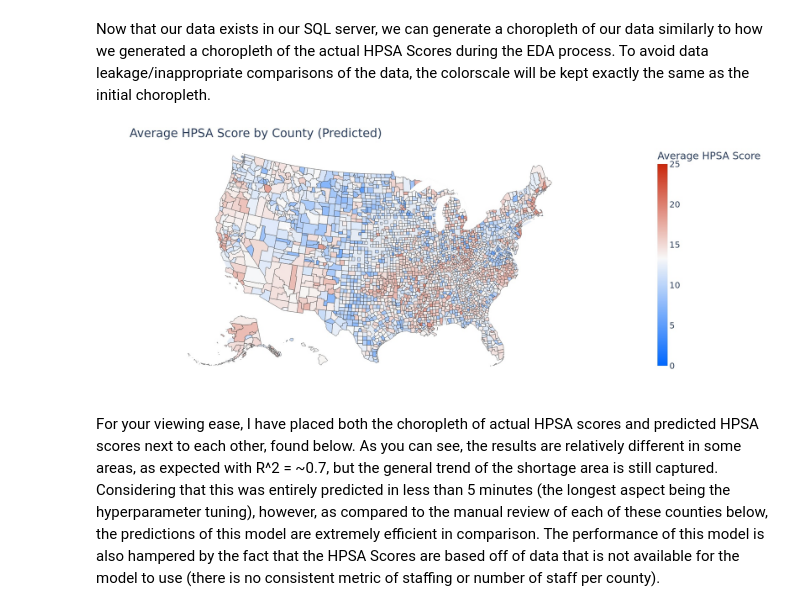
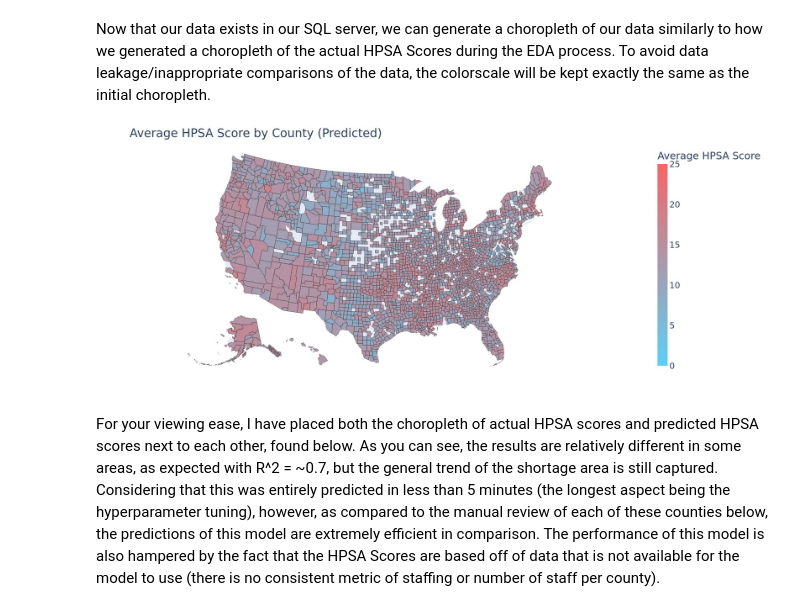
Before and after one commit to RandomMan0880/HPSA-Data, a Jupyter notebook: HPSA_Predictor.ipynb, the cells around one changed output. Drawn from its saved outputs; the diff is of its cells as text; code cells hidden in the pictures.

Commit message:
Adjusted color schemes/stylistic elements

```diff
--- a/HPSA_Predictor.ipynb
+++ b/HPSA_Predictor.ipynb
@@ -1074,28 +1076,28 @@ Now that our data exists in our SQL server, we can generate a choropleth of our
 # %%
 #similar code and SQL query as our initial choropleth
 query= pd.read_sql_query('''SELECT DISTINCT(fips), AVG(predictions) as "Average HPSA Score"
                         FROM countrypredictions
                         GROUP BY FIPS''',
                         engine)
 median_percentile=np.median(query['Average HPSA Score'])/25
 
 fig_choropleth_pred = px.choropleth(query,
                     locations='fips',
                     geojson=counties,
                     color='Average HPSA Score',
-                    color_continuous_scale=[(0,"#0067FF"), (median_percentile,"#F9F9F9"),(1,"#CA270B")],
+                    color_continuous_scale=[(0,"rgb(90,210,250)"), (1,"rgb(250,100,100)")],
                     scope="usa",
                     range_color=(0,25)
                     )
 fig_choropleth_pred.update_layout(
     title='Average HPSA Score by County (Predicted)',
     font=dict(
         size=25
     )
 )
 
 fig_choropleth_pred.show('jpeg',width=2000,height=800)
 # %% [output]
-[figure, old version]
+[figure, new version]
 # %% [markdown]
 For your viewing ease, I have placed both the choropleth of actual HPSA scores and predicted HPSA scores next to each other, found below. As you can see, the results are relatively different in some areas, as expected with R^2 = ~0.7, but the general trend of the shortage area is still captured. Considering that this was entirely predicted in less than 5 minutes (the longest aspect being the hyperparameter tuning), however, as compared to the manual review of each of these counties below, the predictions of this model are extremely efficient in comparison. The performance of this model is also hampered by the fact that the HPSA Scores are based off of data that is not available for the model to use (there is no consistent metric of staffing or number of staff per county).
```
Also changed, not shown: parts of 11 cells of this notebook.
